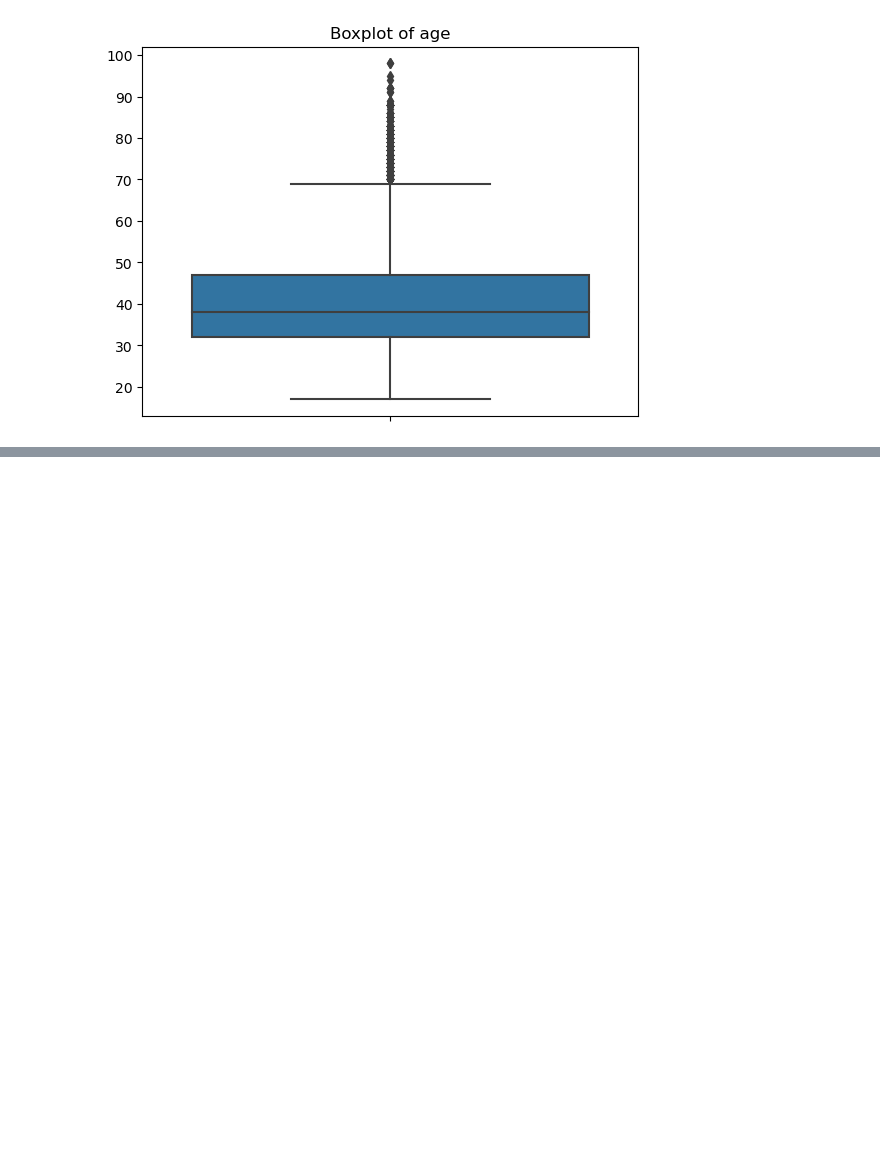
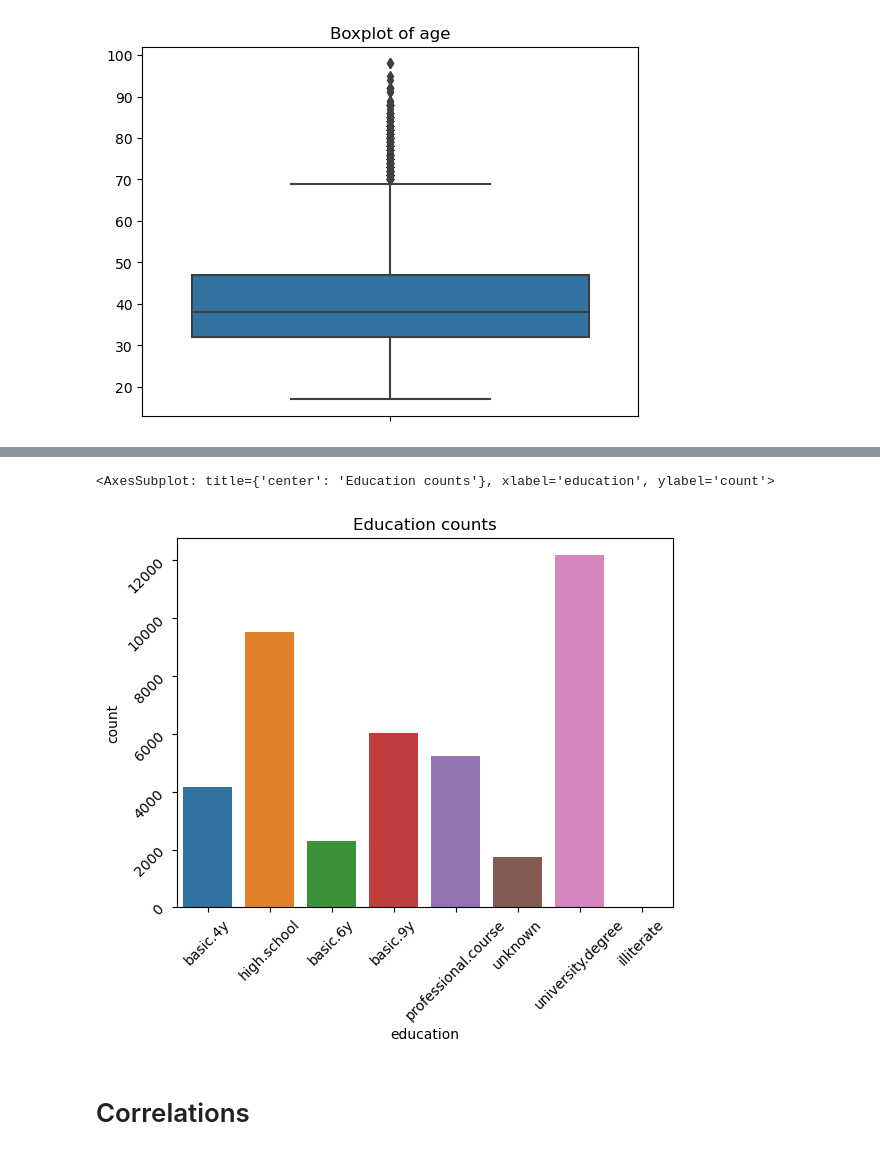
Before and after one commit to mikolajed/Data-Science-PW---Kaggle-Project, a Jupyter notebook: src/EDA.ipynb, the cells around one changed output, grey strips where cells are left out. Saved outputs shown, nothing was run; the diff lists cells and outputs as text; code cells hidden in the pictures; blank space fills up the shorter version.

```diff
--- a/src/EDA.ipynb
+++ b/src/EDA.ipynb
@@ -66,0 +117,10 @@ plt.show()
+# %%
+g = sns.countplot(x=df["education"])
+g.axes.tick_params(labelrotation=45)
+g.set_title("Education counts")
+g
+# %% [output]
+<AxesSubplot: title={'center': 'Education counts'}, xlabel='education', ylabel='count'>
+[figure, added]
+# %% [markdown]
+# Correlations
```
Also changed, not shown: parts of 10 cells of this notebook, 1 other file.
